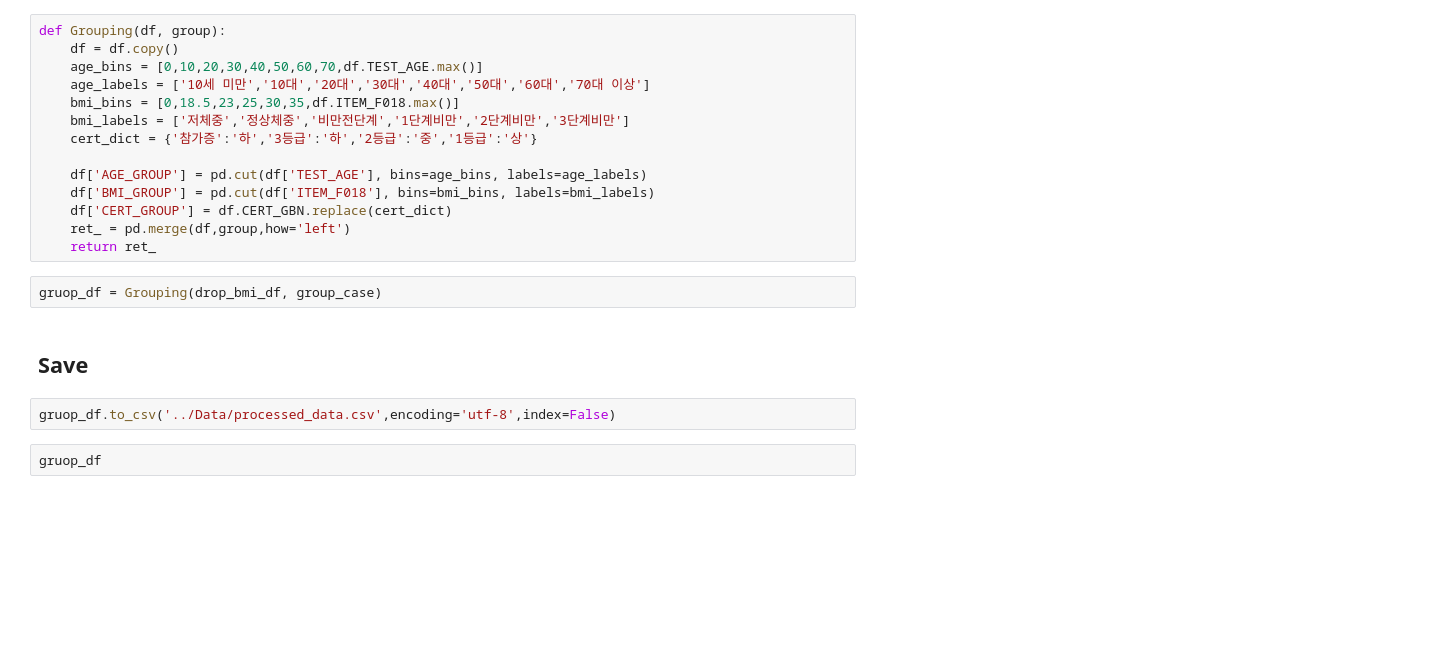
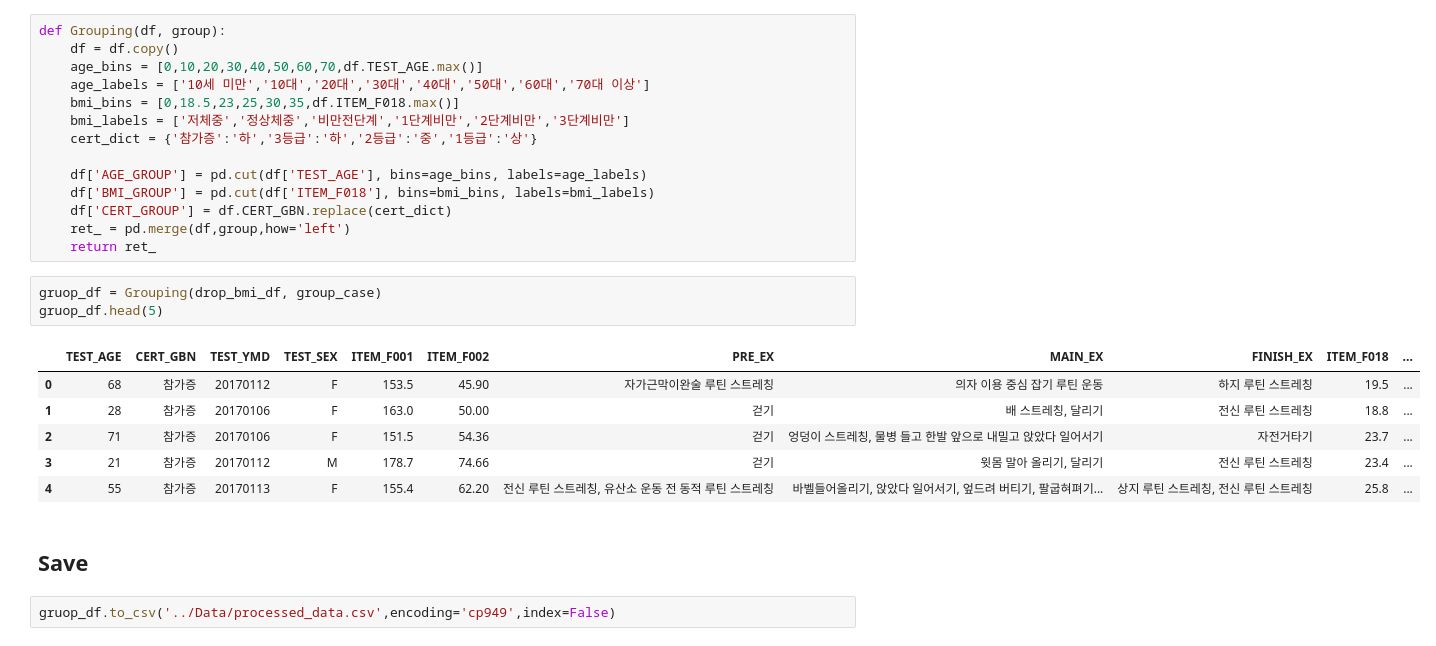
Before and after one commit to soohyunme/exercise, a Jupyter notebook: Code/01_Preprocessing.ipynb, the cells around one changed output. Cells and saved outputs as stored; diff of their text form; blank space fills up the shorter version.

Commit message:
Preprocessing
Code and Data update

```diff
--- a/Code/01_Preprocessing.ipynb
+++ b/Code/01_Preprocessing.ipynb
@@ -547,9 +547,15 @@ def Grouping(df, group):
     return ret_
 # %%
 gruop_df = Grouping(drop_bmi_df, group_case)
+gruop_df.head(5)
+# %% [output]
+|  | TEST_AGE | CERT_GBN | TEST_YMD | TEST_SEX | ITEM_F001 | ITEM_F002 | PRE_EX | MAIN_EX | FINISH_EX | ITEM_F018 | ... |
+| 0 | 68 | 참가증 | 20170112 | F | 153.5 | 45.90 | 자가근막이완술 루틴 스트레칭 | 의자 이용 중심 잡기 루틴 운동 | 하지 루틴 스트레칭 | 19.5 | ... |
+| 1 | 28 | 참가증 | 20170106 | F | 163.0 | 50.00 | 걷기 | 배 스트레칭, 달리기 | 전신 루틴 스트레칭 | 18.8 | ... |
+| 2 | 71 | 참가증 | 20170106 | F | 151.5 | 54.36 | 걷기 | 엉덩이 스트레칭, 물병 들고 한발 앞으로 내밀고 앉았다 일어서기 | 자전거타기 | 23.7 | ... |
+| 3 | 21 | 참가증 | 20170112 | M | 178.7 | 74.66 | 걷기 | 윗몸 말아 올리기, 달리기 | 전신 루틴 스트레칭 | 23.4 | ... |
+| 4 | 55 | 참가증 | 20170113 | F | 155.4 | 62.20 | 전신 루틴 스트레칭, 유산소 운동 전 동적 루틴 스트레칭 | 바벨들어올리기, 앉았다 일어서기, 엎드려 버티기, 팔굽혀펴기... | 상지 루틴 스트레칭, 전신 루틴 스트레칭 | 25.8 | ... |
 # %% [markdown]
 ## Save
 # %%
-gruop_df.to_csv('../Data/processed_data.csv',encoding='utf-8',index=False)
+gruop_df.to_csv('../Data/processed_data.csv',encoding='cp949',index=False)
-# %%
-gruop_df
```
Also changed, not shown: 1 other file.
